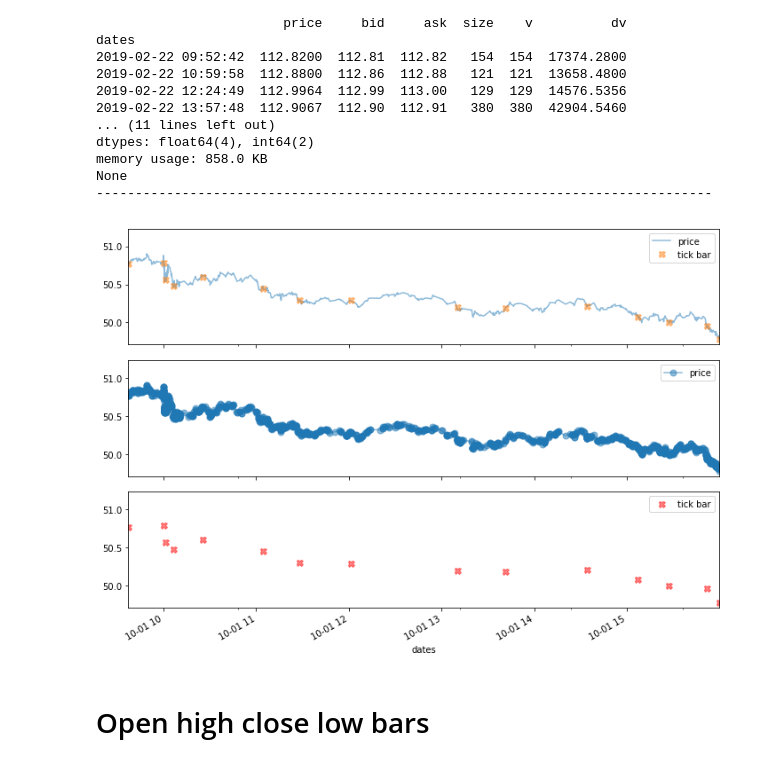
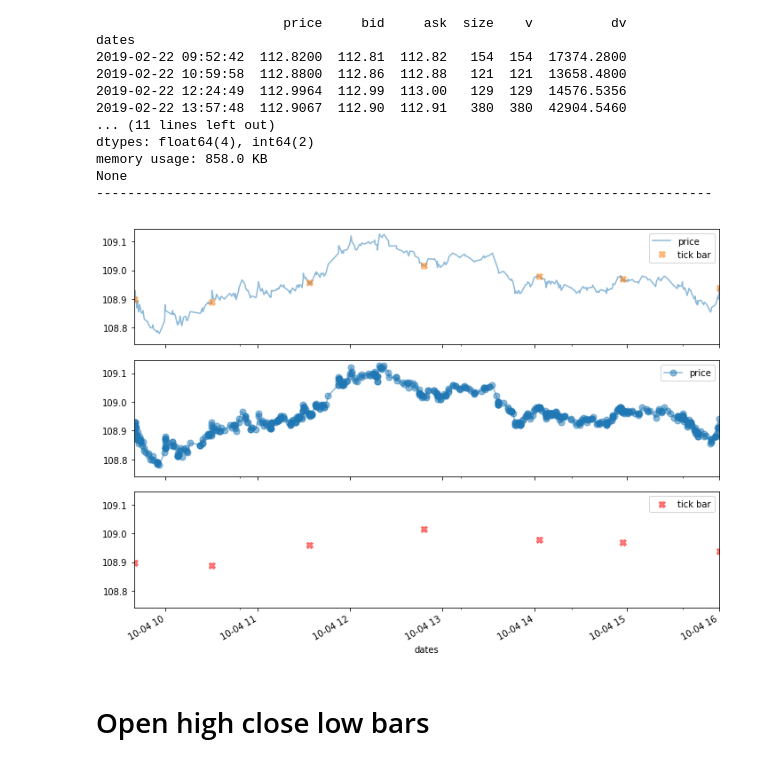
Before and after one commit to scottieblu/FinML, a Jupyter notebook: notebooks/bars.ipynb, the cells around one changed output. Cells and saved outputs as stored; diff of their text form; code cells hidden in the pictures.

```diff
--- a/notebooks/bars.ipynb
+++ b/notebooks/bars.ipynb
@@ -91,13 +91,13 @@ memory usage: 858.0 KB
 None
 -------------------------------------------------------------------------------
 # %%
-xDate ='2009-10-01' #'2017-10-4'
+xDate ='2017-10-4'
 xdf, xtdf = bars.select_sample_data(df, tick_df,'price',xDate)
 
 xdf.shape, xtdf.shape
 bars.plot_sample_data(xdf, xtdf, 'tick bar', alpha=0.5, markersize=7)
 # %% [output]
-[figure, old version]
+[figure, new version]
 # %% [markdown]
 # Open high close low bars
 # %%
```
Also changed, not shown: parts of 3 cells of this notebook, 10 other files.
